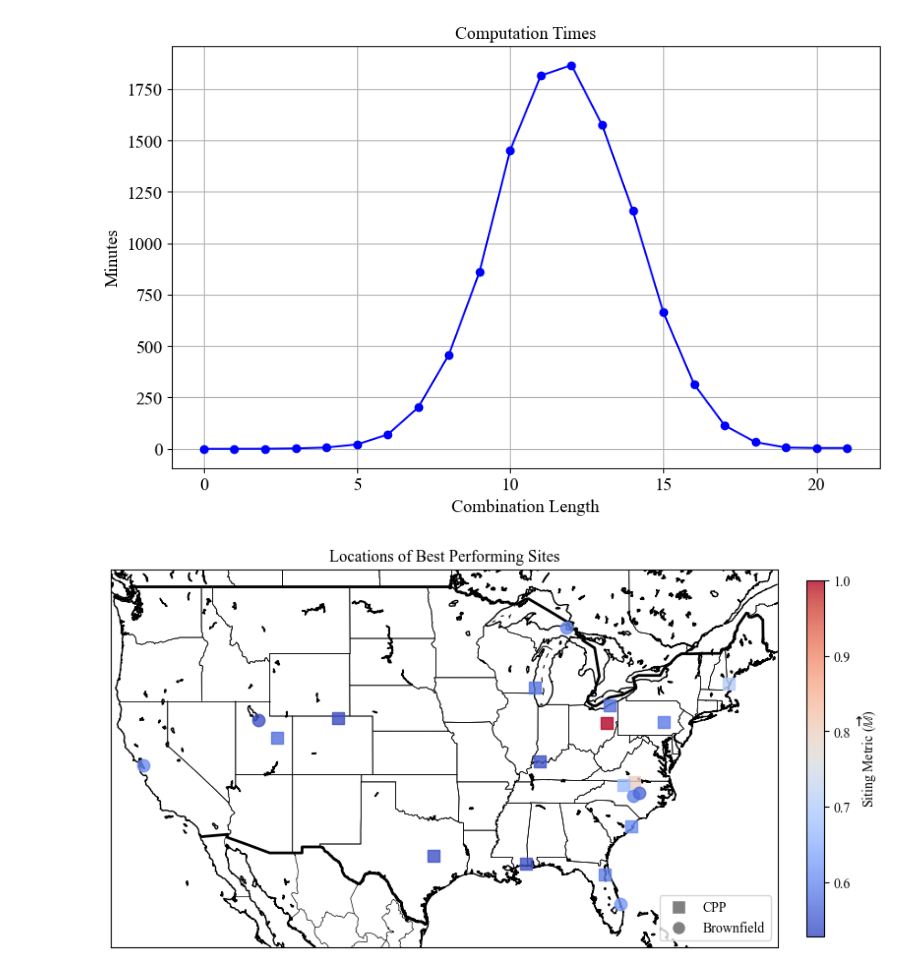
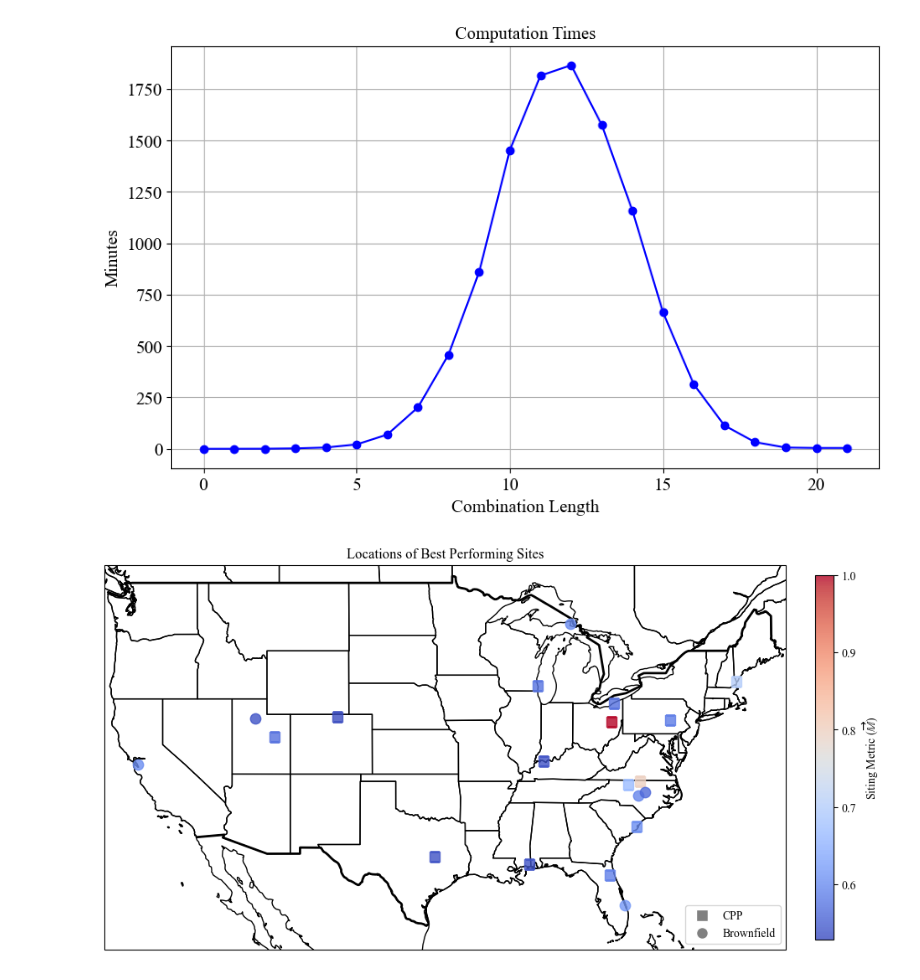
Before and after one commit to aims-umich/NPP_Siting, a Jupyter notebook: Postprocessing/postprocessor.ipynb, the cells around one changed output. Cells and saved outputs as stored; diff of their text form; code cells hidden in the pictures.

```diff
--- a/Postprocessing/postprocessor.ipynb
+++ b/Postprocessing/postprocessor.ipynb
@@ -562,58 +556,68 @@ data = {
     0.5678012219828754, 0.5673419754185612, 0.5612345494644894, 0.5364642348422098,
     0.5363179273550641, 0.5352988654161009, 0.5344111271104323, 0.5285220360412378
     ]
 }
 
 # Convert to numpy arrays
 longitudes = np.array(data['Longitude'])
 latitudes = np.array(data['Latitude'])
 siting_metrics = np.array(data['Siting Metric'])
 registry_ids = np.array(data['Registry ID'])
 
 # Create color map for siting metric
 norm = colors.Normalize(vmin=min(siting_metrics), vmax=max(siting_metrics))
 cmap = cm.coolwarm
 
-# Create a figure and axis
-fig, ax = plt.subplots(figsize=(10, 8))
+# Create a map with Mercator projection
+fig = plt.figure(figsize=(12, 8))
+ax = plt.axes(projection=ccrs.Mercator())
 
-# Create a Basemap instance for the US
-m = Basemap(projection='merc', llcrnrlat=24, urcrnrlat=50,
-            llcrnrlon=-125, urcrnrlon=-66.5, resolution='i')
+# Set extent to match your coordinates (llcrnrlon, urcrnrlon, llcrnrlat, urcrnrlat)
+ax.set_extent([-125, -66.5, 24, 50], crs=ccrs.PlateCarree())
 
-# Draw map features with zorder values
-m.drawcoastlines(zorder=1)  # Coastlines at the bottom
-m.drawcountries(linewidth=2, zorder=2)  # Countries on top of coastlines
-m.drawstates(zorder=3)  # States above countries
+# Add map features
+ax.coastlines(resolution='50m', zorder=1)
+ax.add_feature(cfeature.BORDERS, linewidth=2, zorder=2)  # Country borders
+ax.add_feature(cfeature.STATES, linewidth=1, zorder=3)   # US states
 
-# Loop through data and plot points with different markers based on Registry ID
-sc = None  # Initialize sc for the scatter object
+# Loop through data and plot points
+sc = None
 for i in range(len(registry_ids)):
-    x, y = m(longitudes[i], latitudes[i])  # Convert longitude and latitude to map projection coordinates
+    lon, lat = longitudes[i], latitudes[i]
     if registry_ids[i].startswith('C'):
-        marker = 's'  # Square marker for Registry IDs starting with 'C'
+        marker = 's'
     else:
-        marker = 'o'  # Circle marker for other Registry IDs
+        marker = 'o'
 
-    # Plot each point with the defined marker
-    sc = m.scatter(x, y, c=siting_metrics[i], cmap=cmap, norm=norm, s=80, marker=marker, zorder=4, alpha=0.8)
+    sc = ax.scatter(
+        lon, lat,
+        c=[siting_metrics[i]],  # Single-value color
+        cmap=cmap,
+        norm=norm,
+        s=80,
+        marker=marker,
+        zorder=4,
+        alpha=0.8,
+        transform=ccrs.PlateCarree()
+    )
 
-# Add a colorbar with adjusted size
-plt.colorbar(sc, label='Siting Metric ($\overrightarrow{\mathbb{M}}$)', fraction=0.025, pad=0.04)
+# Add a colorbar
+cbar = plt.colorbar(sc, ax=ax, orientation='vertical', fraction=0.025, pad=0.04)
+cbar.set_label('Siting Metric ($\\overrightarrow{\\mathbb{M}}$)')
 
-# Create custom legend with gray filling
-legend_elements = [Line2D([0], [0], marker='s', color='w', markerfacecolor='gray', markersize=10, label='CPP'),
-                   Line2D([0], [0], marker='o', color='w', markerfacecolor='gray', markersize=10, label='Brownfield')]
-
-# Place legend in lower right corner
+# Custom legend
+legend_elements = [
+    Line2D([0], [0], marker='s', color='w', markerfacecolor='gray', markersize=10, label='CPP'),
+    Line2D([0], [0], marker='o', color='w', markerfacecolor='gray', markersize=10, label='Brownfield')
+]
 plt.legend(handles=legend_elements, loc='lower right')
 
-# Set title and adjust layout
+# Title and layout
 plt.title("Locations of Best Performing Sites")
-plt.subplots_adjust(right=0.85)  # Adjust the spacing to avoid clipping of the colorbar
+plt.subplots_adjust(right=0.85)
 
-# Save and show the plot
-plt.savefig('us_map_with_siting_metrics.png', dpi=300, bbox_inches='tight')
+# Save and show
+plt.savefig('us_map_with_siting_metrics_cartopy.png', dpi=300, bbox_inches='tight')
 plt.show()
 # %% [output]
-[figure, old version]
+[figure, new version]
```
Also changed, not shown: parts of 4 cells of this notebook.
